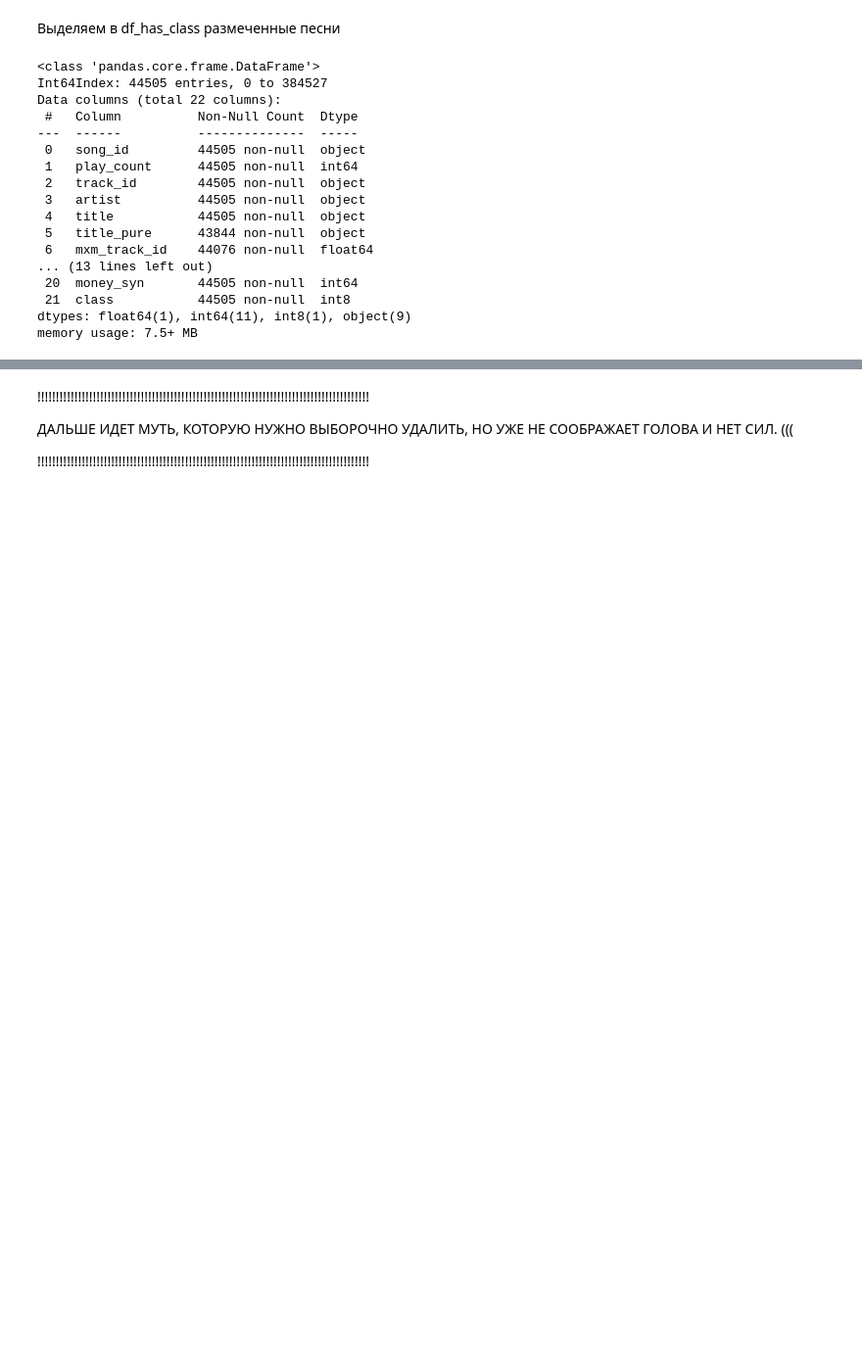
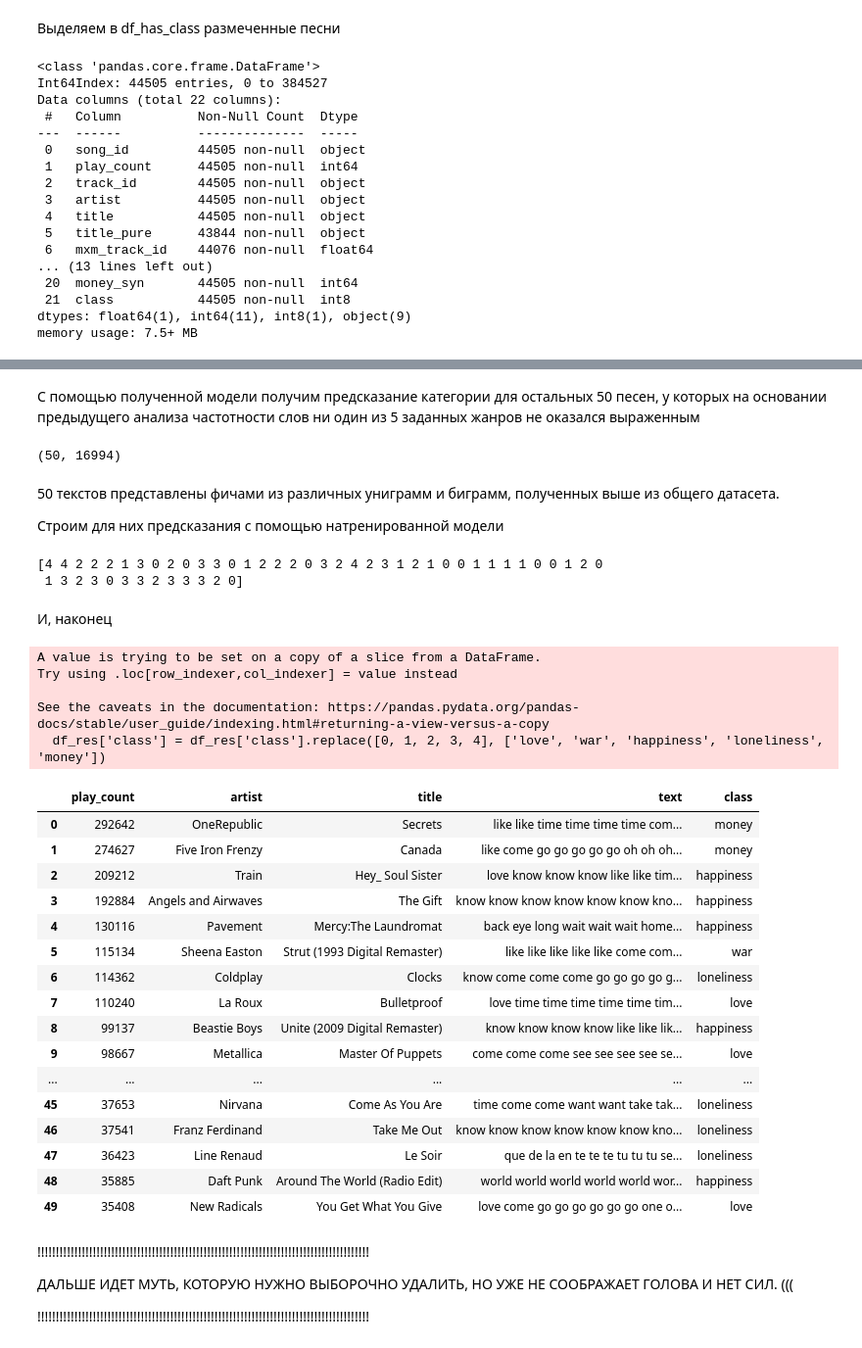
Before and after one commit to dbadeev/my_spotify, a Jupyter notebook: my_spotify.ipynb, the cells around one changed output, grey strips where cells are left out. Shown at 98% size. Cells and saved outputs as stored; diff of their text form; code cells hidden in the pictures; blank space fills up the shorter version.

```diff
--- a/my_spotify.ipynb
+++ b/my_spotify.ipynb
@@ -975,3 +1142,50 @@ memory usage: 4.6+ MB
+# %% [markdown]
+С помощью полученной модели получим предсказание категории для остальных 50 песен, у которых на основании предыдущего анализа частотности слов ни один из 5 заданных жанров не оказался выраженным
+# %%
+features_unclassed.shape
+# %% [output]
+(50, 16994)
+# %% [markdown]
+50 текстов представлены фичами из различных униграмм и биграмм, полученных выше из общего датасета.
+
+Строим для них предсказания с помощью натренированной модели
+# %%
+y_pred_unlassed = model.predict(features_unclassed)
+print(y_pred_unlassed)
+# %% [output]
+[4 4 2 2 2 1 3 0 2 0 3 3 0 1 2 2 2 0 3 2 4 2 3 1 2 1 0 0 1 1 1 1 0 0 1 2 0
+ 1 3 2 3 0 3 3 2 3 3 3 2 0]
+# %% [markdown]
+И, наконец
+# %%
+df_unclassed['class'] = y_pred_unlassed
+df_res = df_unclassed[['play_count', 'artist', 'title', 'text', 'class']]
+df_res['class'] = df_res['class'].replace([0, 1, 2, 3, 4], ['love', 'war', 'happiness', 'loneliness', 'money'])
+df_res.reset_index(drop=True, inplace=True)
+df_res
+# %% [output]
+A value is trying to be set on a copy of a slice from a DataFrame.
+Try using .loc[row_indexer,col_indexer] = value instead
+
+See the caveats in the documentation: https://pandas.pydata.org/pandas-docs/stable/user_guide/indexing.html#returning-a-view-versus-a-copy
+  df_res['class'] = df_res['class'].replace([0, 1, 2, 3, 4], ['love', 'war', 'happiness', 'loneliness', 'money'])
+|  | play_count | artist | title | text | class |
+| 0 | 292642 | OneRepublic | Secrets | like like time time time time com... | money |
+| 1 | 274627 | Five Iron Frenzy | Canada | like come go go go go go oh oh oh... | money |
+| 2 | 209212 | Train | Hey_ Soul Sister | love know know know like like tim... | happiness |
+| 3 | 192884 | Angels and Airwaves | The Gift | know know know know know know kno... | happiness |
+| 4 | 130116 | Pavement | Mercy:The Laundromat | back eye long wait wait wait home... | happiness |
+| 5 | 115134 | Sheena Easton | Strut (1993 Digital Remaster) | like like like like like come com... | war |
+| 6 | 114362 | Coldplay | Clocks | know come come come go go go go g... | loneliness |
+| 7 | 110240 | La Roux | Bulletproof | love time time time time time tim... | love |
+| 8 | 99137 | Beastie Boys | Unite (2009 Digital Remaster) | know know know know like like lik... | happiness |
+| 9 | 98667 | Metallica | Master Of Puppets | come come come see see see see se... | love |
+| ... | ... | ... | ... | ... | ... |
+| 45 | 37653 | Nirvana | Come As You Are | time come come want want take tak... | loneliness |
+| 46 | 37541 | Franz Ferdinand | Take Me Out | know know know know know know kno... | loneliness |
+| 47 | 36423 | Line Renaud | Le Soir | que de la en te te te tu tu tu se... | loneliness |
+| 48 | 35885 | Daft Punk | Around The World (Radio Edit) | world world world world world wor... | happiness |
+| 49 | 35408 | New Radicals | You Get What You Give | love come go go go go go go one o... | love |
 # %% [markdown]
 !!!!!!!!!!!!!!!!!!!!!!!!!!!!!!!!!!!!!!!!!!!!!!!!!!!!!!!!!!!!!!!!!!!!!!!!!!!!!!!!!!!!!!!!!!
 
```
Also changed, not shown: parts of 31 cells of this notebook.
